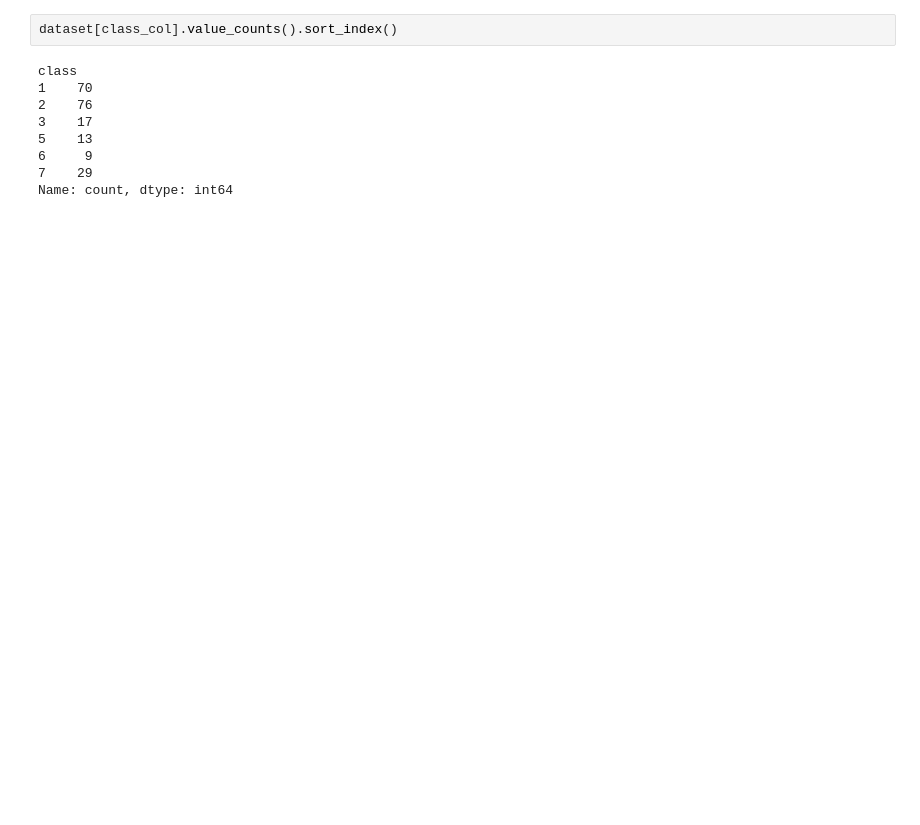
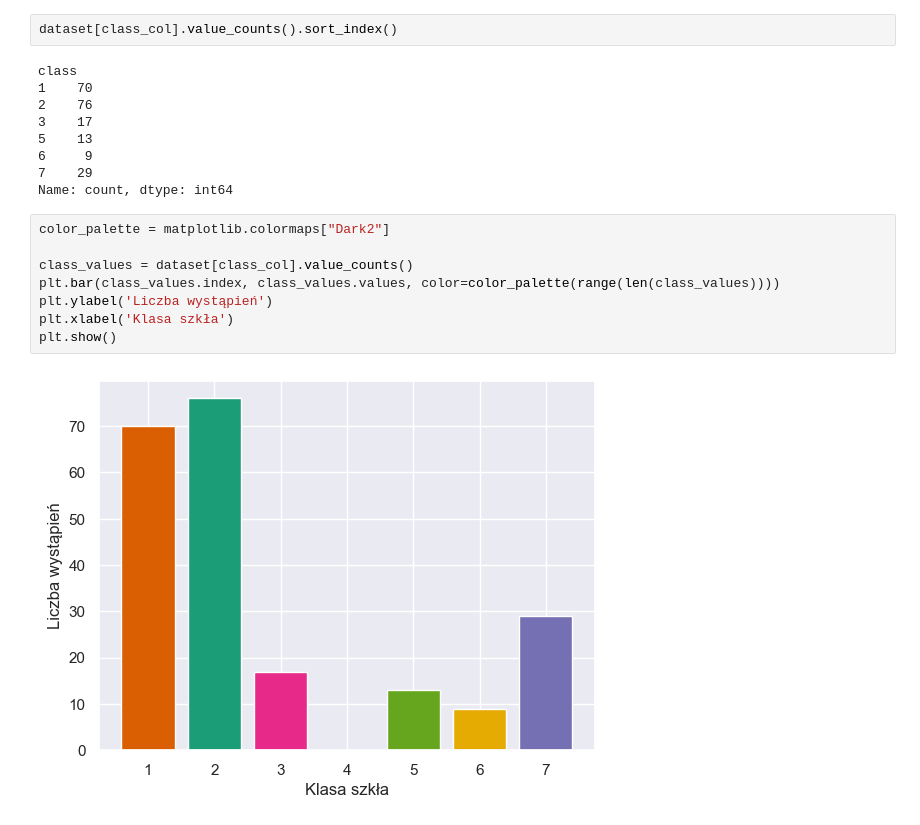
Before and after one commit to jakubzehner/ArtificialIntelligenceWUST, a Jupyter notebook: Project4/glassML.ipynb, the cells around one changed output. Cells and saved outputs as stored; diff of their text form; blank space fills up the shorter version.

```diff
--- a/Project4/glassML.ipynb
+++ b/Project4/glassML.ipynb
@@ -107,3 +119,13 @@ class
 6     9
 7    29
 Name: count, dtype: int64
+# %%
+color_palette = matplotlib.colormaps["Dark2"]
+
+class_values = dataset[class_col].value_counts()
+plt.bar(class_values.index, class_values.values, color=color_palette(range(len(class_values))))
+plt.ylabel('Liczba wystąpień')
+plt.xlabel('Klasa szkła')
+plt.show()
+# %% [output]
+[figure, added]
```
Also changed, not shown: parts of 9 cells of this notebook.
